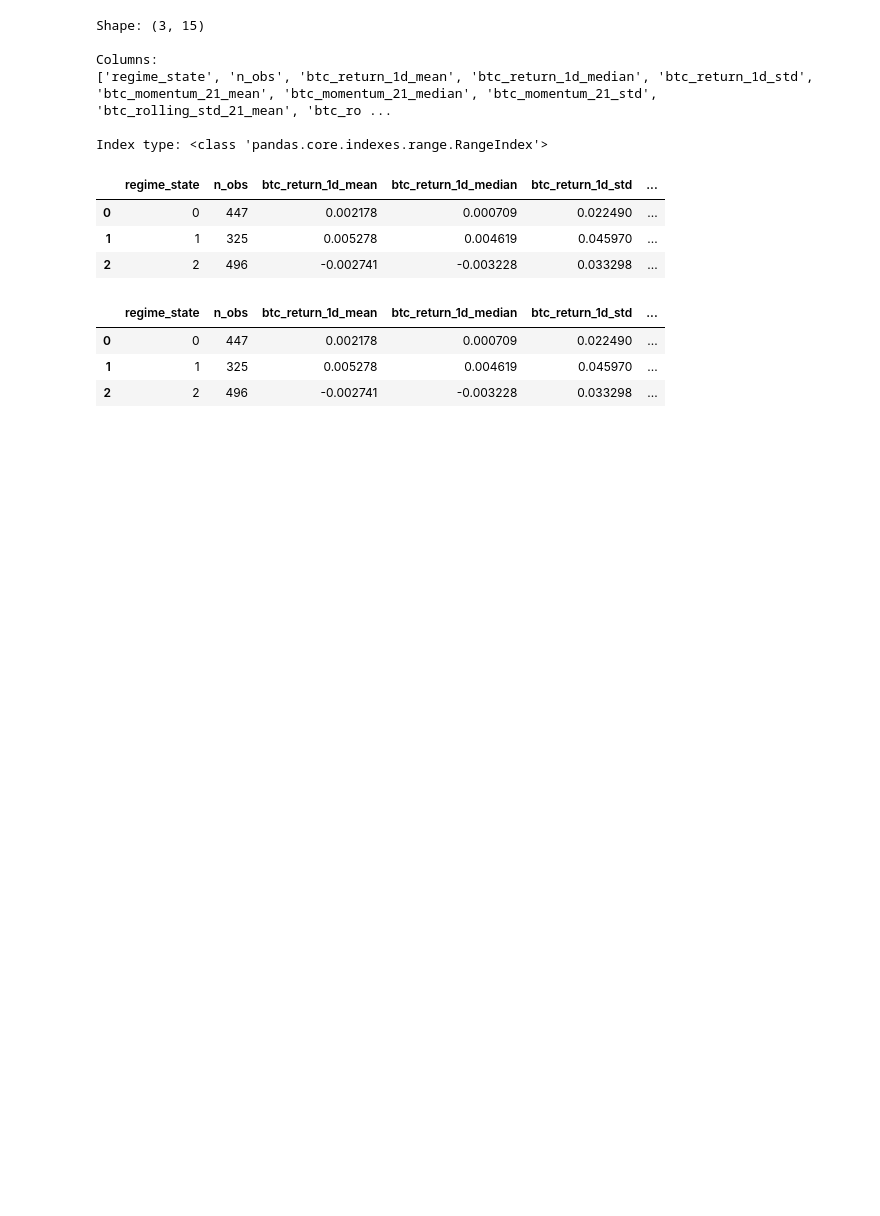
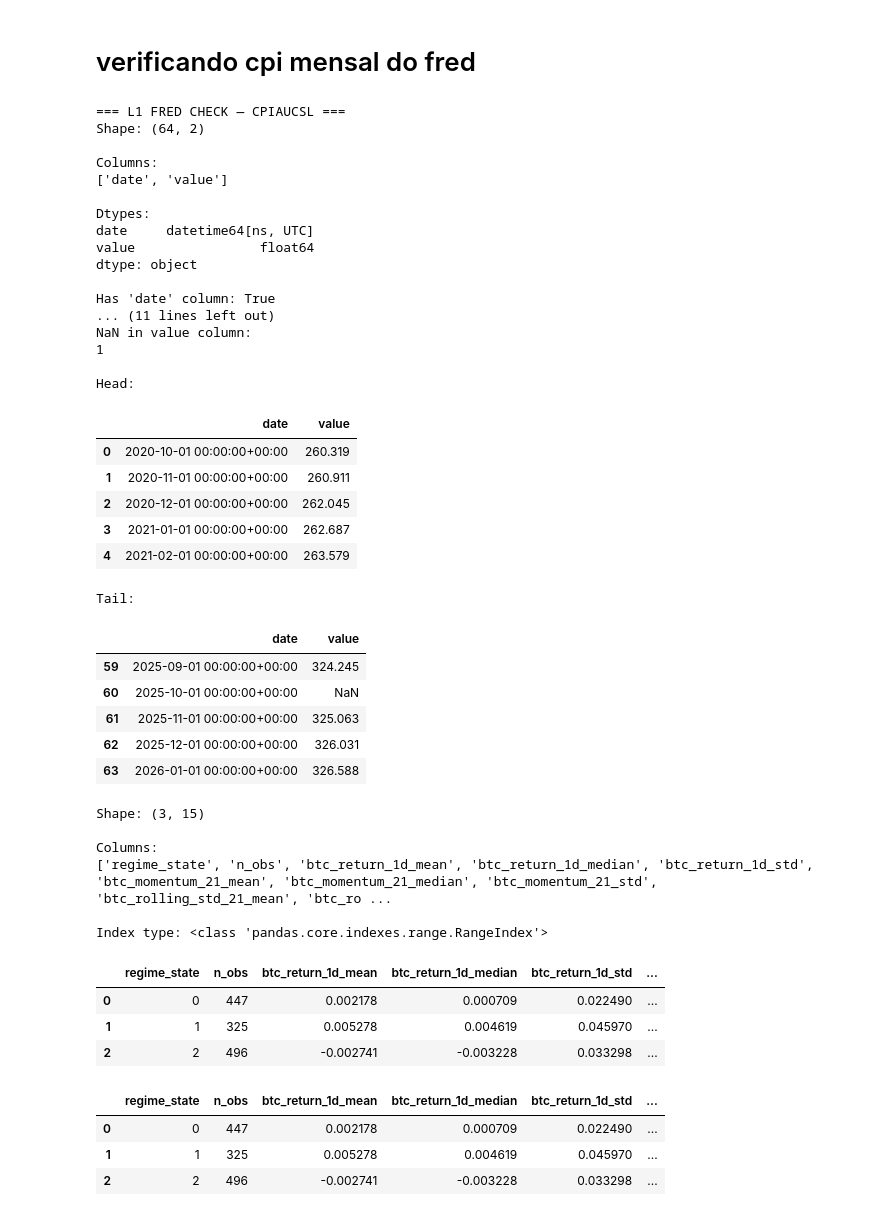
Before and after one commit to essington62/crypto-market-state, a Jupyter notebook: notebooks/assessment.ipynb, the cells around one changed output. Drawn from its saved outputs; the diff is of its cells as text; code cells hidden in the pictures; blank space fills up the shorter version.

```diff
--- a/notebooks/assessment.ipynb
+++ b/notebooks/assessment.ipynb
@@ -81,3 +129,79 @@ Tail:
+# %% [markdown]
+
+# verificando cpi mensal do fred
+# %%
+import pandas as pd
+from pathlib import Path
+
+# Caminho absoluto
+path = Path(
+    "/Users/brown/Documents/MLGeral/crypto_v2/crypto-market-state/data/01_raw/macro/fred/CPIAUCSL.parquet"
+)
+
+df = pd.read_parquet(path)
+
+print("=== L1 FRED CHECK — CPIAUCSL ===")
+print("Shape:", df.shape)
+
+print("\nColumns:")
+print(df.columns.tolist())
+
+print("\nDtypes:")
+print(df.dtypes)
+
+# Checagem básica de contrato L1
+print("\nHas 'date' column:", "date" in df.columns)
+print("Has 'value' column:", "value" in df.columns)
+
+if "date" in df.columns:
+    print("\nDate range:")
+    print(df["date"].min(), "→", df["date"].max())
+
+    print("\nTimezone:")
+    print(df["date"].dt.tz)
+
+    print("\nDuplicated dates:")
+    print(df["date"].duplicated().sum())
+
+print("\nNaN in value column:")
+print(df["value"].isna().sum() if "value" in df.columns else "No value column")
+
+print("\nHead:")
+display(df.head())
+
+print("\nTail:")
+display(df.tail())
+# %% [output]
+=== L1 FRED CHECK — CPIAUCSL ===
+Shape: (64, 2)
+
+Columns:
+['date', 'value']
+
+Dtypes:
+date     datetime64[ns, UTC]
+value                float64
+dtype: object
+
+Has 'date' column: True
+... (11 lines left out)
+NaN in value column:
+1
+
+Head:
+|  | date | value |
+| 0 | 2020-10-01 00:00:00+00:00 | 260.319 |
+| 1 | 2020-11-01 00:00:00+00:00 | 260.911 |
+| 2 | 2020-12-01 00:00:00+00:00 | 262.045 |
+| 3 | 2021-01-01 00:00:00+00:00 | 262.687 |
+| 4 | 2021-02-01 00:00:00+00:00 | 263.579 |
+Tail:
+|  | date | value |
+| 59 | 2025-09-01 00:00:00+00:00 | 324.245 |
+| 60 | 2025-10-01 00:00:00+00:00 | NaN |
+| 61 | 2025-11-01 00:00:00+00:00 | 325.063 |
+| 62 | 2025-12-01 00:00:00+00:00 | 326.031 |
+| 63 | 2026-01-01 00:00:00+00:00 | 326.588 |
 # %%
 import pandas as pd
 
```
Also changed, not shown: parts of 4 cells of this notebook, 10 other files.
